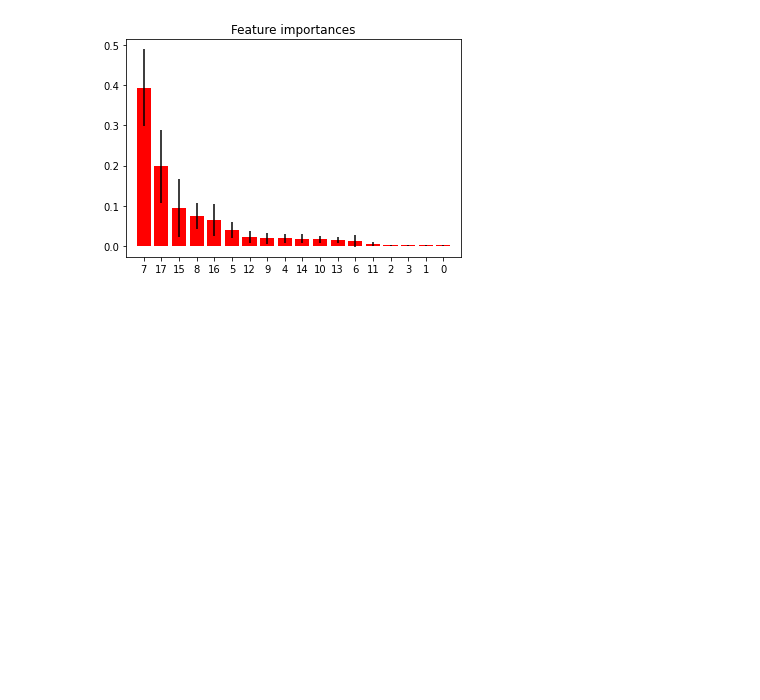
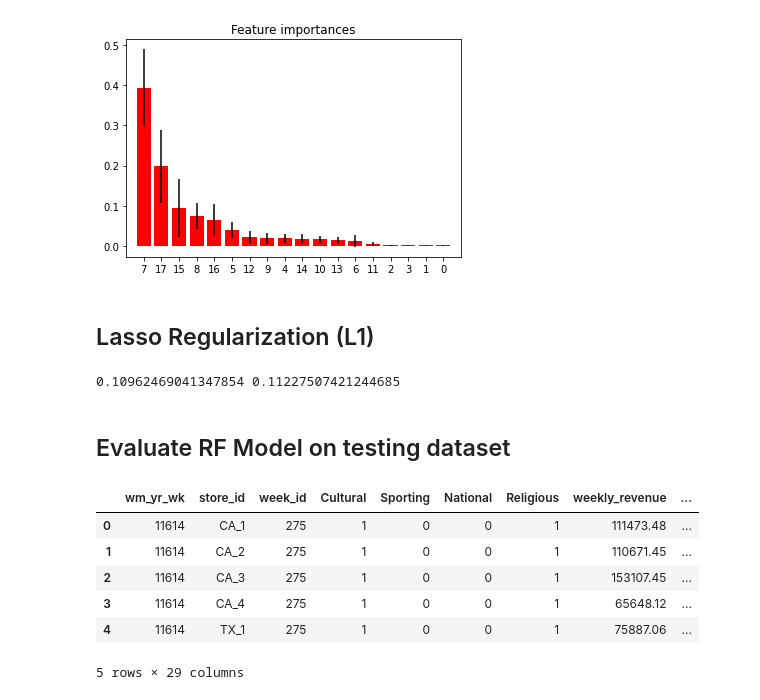
Before and after one commit to harryzyz/ISYE6740GroupProject, a Jupyter notebook: MadisonModeling.ipynb, the cells around one changed output. Saved outputs shown, nothing was run; the diff lists cells and outputs as text; code cells hidden in the pictures; blank space fills up the shorter version.

```diff
--- a/MadisonModeling.ipynb
+++ b/MadisonModeling.ipynb
@@ -327,3 +334,5 @@ Feature ranking:
 [figure]
 # %%
 # Variables - week_id, store_id, log_pct_change, store_id_WI_3, price_CA, price_WI, price_TX, gas_price, log_amzn_price, log_weekly_revenue,
+# %% [markdown]
+## Lasso Regularization (L1)
@@ -329,0 +354,24 @@ Feature ranking:
+# %%
+# Calculate MAPE
+mape_train = statistics.mean(abs((y_train - y_pred_train_l1)/y_train))
+
+mape_test = statistics.mean(abs((y_test - y_pred_test_l1)/y_test))
+
+print(mape_train, mape_test)
+# %% [output]
+0.10962469041347854 0.11227507421244685
+# %% [markdown]
+## Evaluate RF Model on testing dataset
+# %%
+# Read in evaluation data
+eval_df = pd.read_csv('Data/task_5.csv', sep=",", header = 0)
+
+eval_df.head()
+# %% [output]
+|  | wm_yr_wk | store_id | week_id | Cultural | Sporting | National | Religious | weekly_revenue | ... |
+| 0 | 11614 | CA_1 | 275 | 1 | 0 | 0 | 1 | 111473.48 | ... |
+| 1 | 11614 | CA_2 | 275 | 1 | 0 | 0 | 1 | 110671.45 | ... |
+| 2 | 11614 | CA_3 | 275 | 1 | 0 | 0 | 1 | 153107.45 | ... |
+| 3 | 11614 | CA_4 | 275 | 1 | 0 | 0 | 1 | 65648.12 | ... |
+| 4 | 11614 | TX_1 | 275 | 1 | 0 | 0 | 1 | 75887.06 | ... |
+5 rows × 29 columns
```
Also changed, not shown: parts of 17 cells of this notebook.
